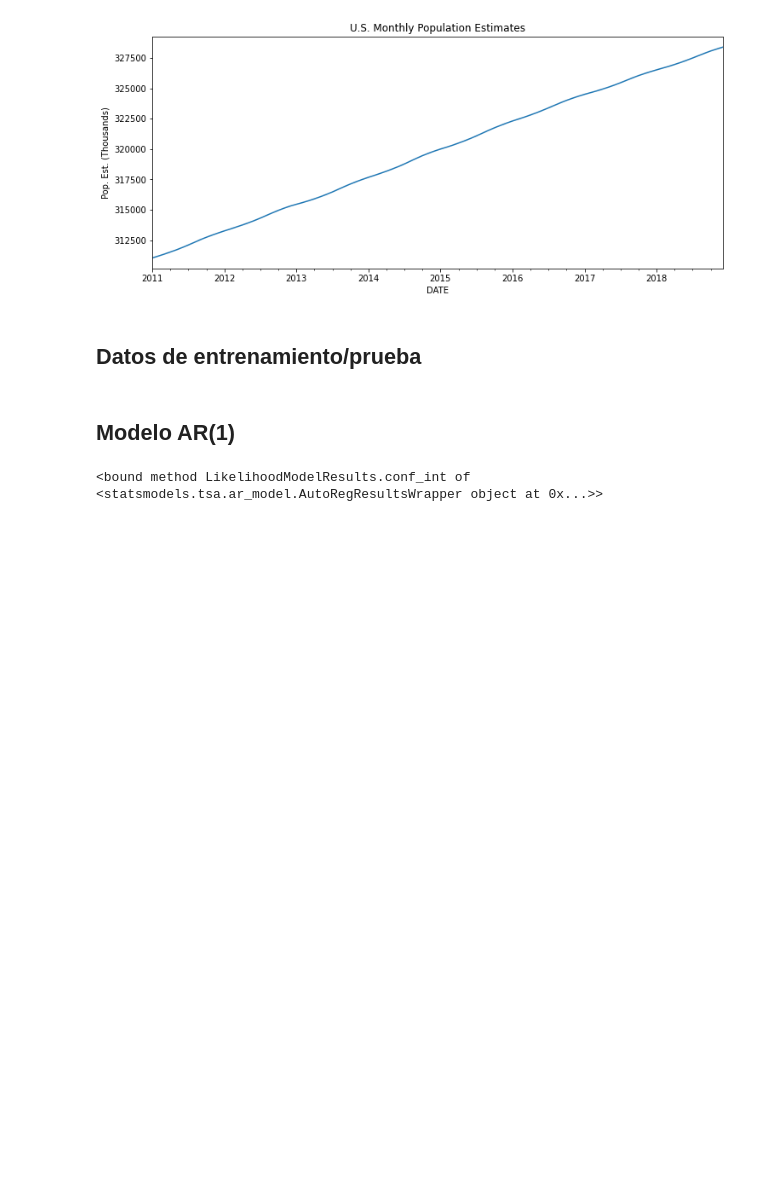
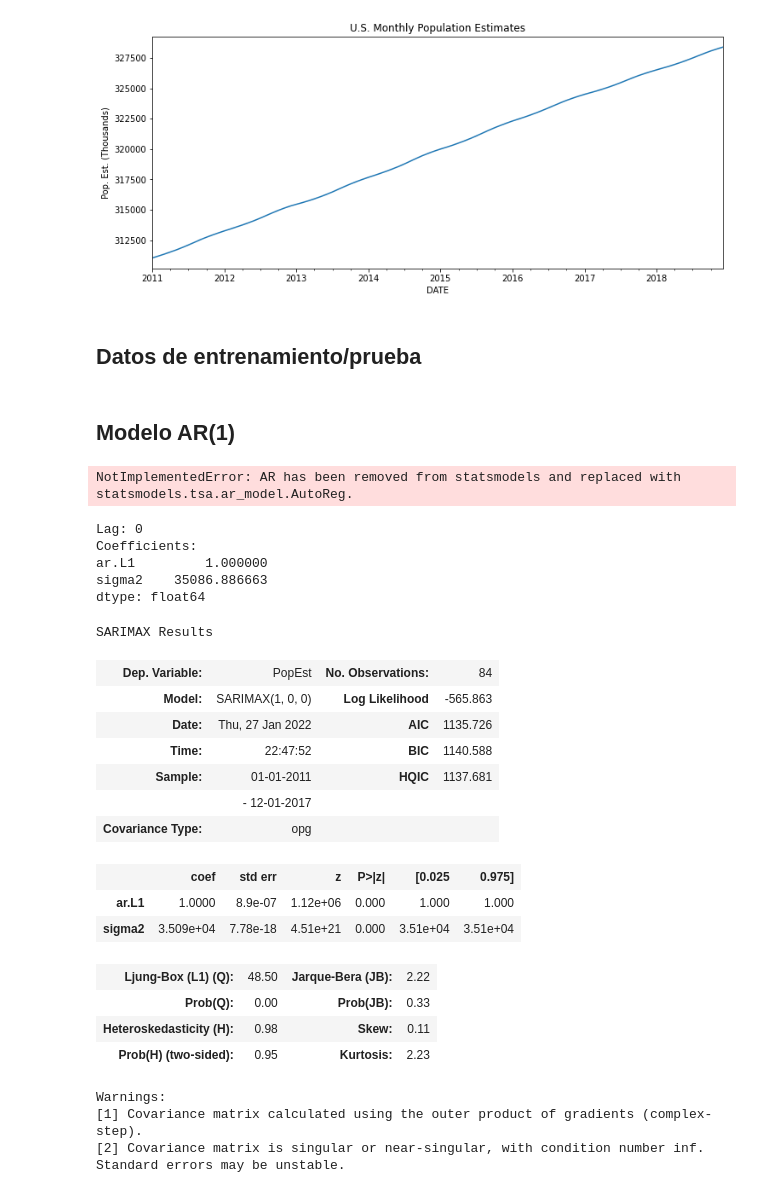
Before and after one commit to JorgeToT/SeriesDeTiempoPythonR, a Jupyter notebook: Python/7_AR_USpopulation.ipynb, the cells around one changed output. Saved outputs shown, nothing was run; the diff lists cells and outputs as text; code cells hidden in the pictures; blank space fills up the shorter version.

```diff
--- a/Python/7_AR_USpopulation.ipynb
+++ b/Python/7_AR_USpopulation.ipynb
@@ -46,9 +47,37 @@ warnings.filterwarnings('ignore')
 # %%
-model = AutoReg(train['PopEst'], lags=1)
-AR1fit = model.fit()
-AR1fit.summary()
-
-#print(f'Lag: {AR1fit.k_ar}')
-#print(f'Coefficients: \n{AR1fit.params}')
+model = AR(train['PopEst'])
+AR1fit = model.fit(maxlags = 1,methods='mle')
+print(f'Lag: {AR1fit.k_ar}')
+print(f'Coefficients: \n{AR1fit.params}')
 # %% [output]
-<bound method LikelihoodModelResults.conf_int of <statsmodels.tsa.ar_model.AutoRegResultsWrapper object at 0x...>>
+NotImplementedError: AR has been removed from statsmodels and replaced with statsmodels.tsa.ar_model.AutoReg.
+# %%
+model = SARIMAX(train['PopEst'], order = (1,0,0))
+AR1fit = model.fit()
+print(f'Lag: {AR1fit.k_constant}')
+print(f'Coefficients: \n{AR1fit.params}')
+AR1fit.summary()
+# %% [output]
+Lag: 0
+Coefficients:
+ar.L1         1.000000
+sigma2    35086.886663
+dtype: float64
+SARIMAX Results
+| Dep. Variable: | PopEst | No. Observations: | 84 |
+| Model: | SARIMAX(1, 0, 0) | Log Likelihood | -565.863 |
+| Date: | Thu, 27 Jan 2022 | AIC | 1135.726 |
+| Time: | 22:47:52 | BIC | 1140.588 |
+| Sample: | 01-01-2011 | HQIC | 1137.681 |
+|  | - 12-01-2017 |  |  |
+| Covariance Type: | opg |  |  |
+|  | coef | std err | z | P>|z| | [0.025 | 0.975] |
+| ar.L1 | 1.0000 | 8.9e-07 | 1.12e+06 | 0.000 | 1.000 | 1.000 |
+| sigma2 | 3.509e+04 | 7.78e-18 | 4.51e+21 | 0.000 | 3.51e+04 | 3.51e+04 |
+| Ljung-Box (L1) (Q): | 48.50 | Jarque-Bera (JB): | 2.22 |
+| Prob(Q): | 0.00 | Prob(JB): | 0.33 |
+| Heteroskedasticity (H): | 0.98 | Skew: | 0.11 |
+| Prob(H) (two-sided): | 0.95 | Kurtosis: | 2.23 |
+Warnings:
+[1] Covariance matrix calculated using the outer product of gradients (complex-step).
+[2] Covariance matrix is singular or near-singular, with condition number inf. Standard errors may be unstable.
```
Also changed, not shown: parts of 2 cells of this notebook.
